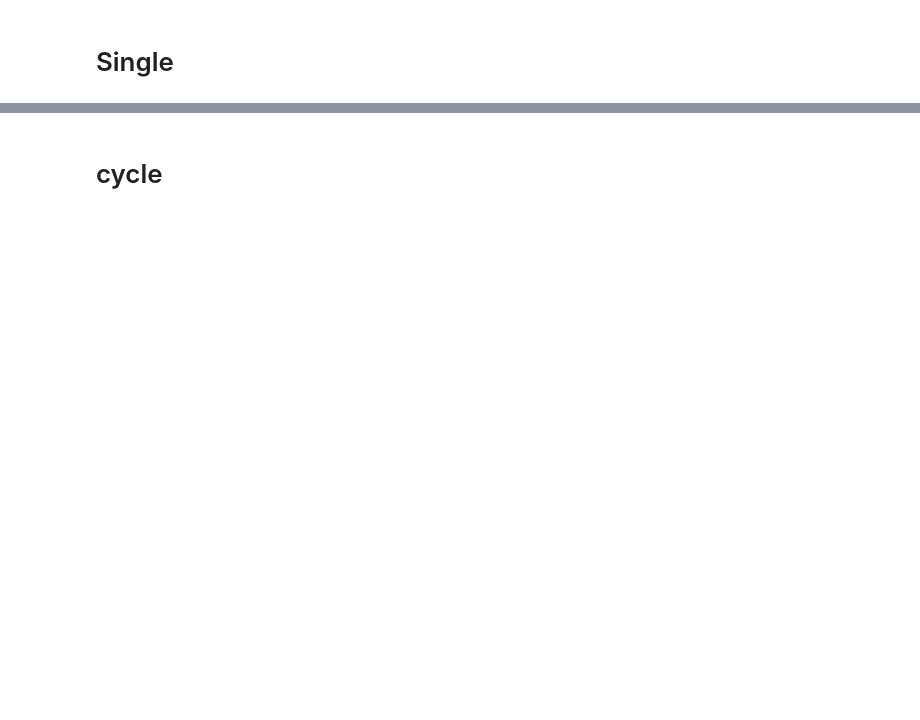
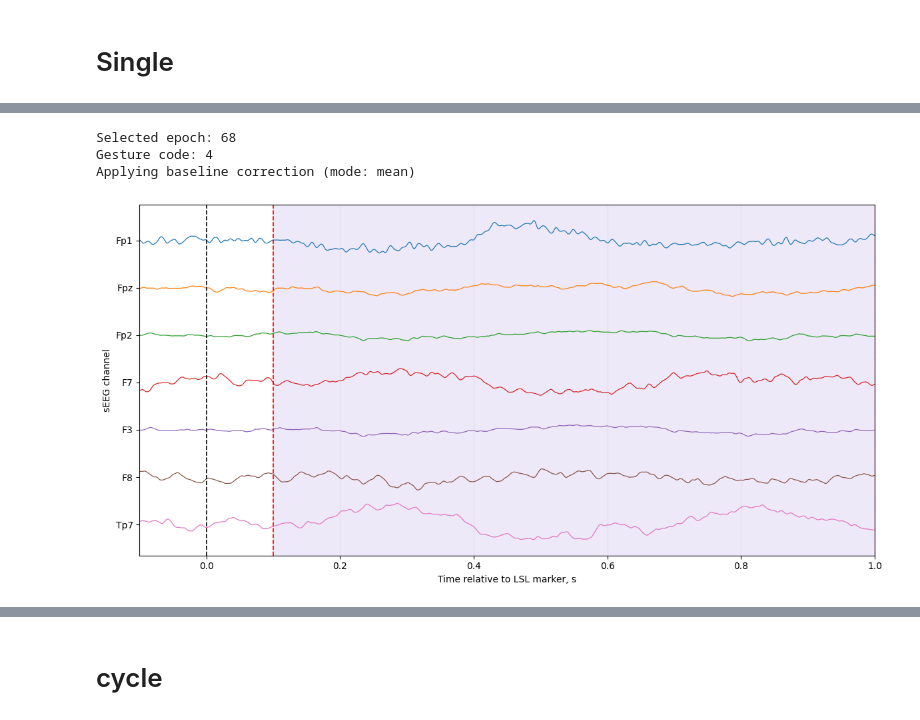
Before and after one commit to slendersold/NeuronDeCo, a Jupyter notebook: notebooks/prep_with_mne.ipynb, the cells around one changed output, grey strips where cells are left out. Cells and saved outputs as stored; diff of their text form; code cells hidden in the pictures; blank space fills up the shorter version.

```diff
--- a/notebooks/prep_with_mne.ipynb
+++ b/notebooks/prep_with_mne.ipynb
@@ -18,10 +18,11 @@ from lib.data.analysis_pipeline import (
 )
 from lib.data.raw_preprocessing import apply_notch_bandpass_car
 import lib.data.config as data_config
-CONFIG_PATH = (root / "patients.yaml").resolve().parent / "config.py"
+CONFIG_PATH = "../../PreprocessedData/config.py"
 data_config.initialize_config(CONFIG_PATH)
 ch_to_keep = data_config.ch_to_keep
 best_ch_by_power = data_config.best_ch_by_power
+epoch_thresh_dict = data_config.epoch_thresh_dict
 import torch
 from omegaconf import OmegaConf
 
@@ -109,0 +173,73 @@ tfr.save(f"../tfr_{subject}.fif")
+# %%
+import numpy as np
+import matplotlib.pyplot as plt
+import math
+
+# =========================
+# Выбор одной эпохи != 9
+# =========================
+
+ep = epochs[0]   # первая сессия, на ней ты уже посчитал tfr
+
+middle = len(ep) // 2
+
+non_9 = np.where(ep.events[:, 2] != 9)[0]
+
+epoch_idx = non_9[np.argmin(np.abs(non_9 - middle))]
+gesture_code = int(ep.events[epoch_idx, 2])
+
+print("Selected epoch:", epoch_idx)
+print("Gesture code:", gesture_code)
+
+# =========================
+# 1) RAW-картинка одной эпохи
+# =========================
+
+one_ep = (
+    ep[epoch_idx:epoch_idx + 1]
+    .copy()
+    .crop(tmin=-0.1, tmax=1.0)
+    .apply_baseline((-0.1, 0.0))
+)
+
+data = one_ep.get_data()[0] * 1e6  # channels x time, µV
+times = one_ep.times
+ch_names = one_ep.ch_names
+
+# визуальное разнесение каналов
+ptp = np.ptp(data, axis=1)
+spacing = np.nanpercentile(ptp, 90) * 1.4
+if not np.isfinite(spacing) or spacing == 0:
+    spacing = 1.0
+
+offsets = np.arange(len(ch_names))[::-1] * spacing
+
+fig, ax = plt.subplots(figsize=(12, 6))
+
+ax.axvspan(0.1, 1.0, color="mediumpurple", alpha=0.15)
+
+for i, ch in enumerate(ch_names):
+    ax.plot(times, data[i] + offsets[i], lw=0.9)
+
+ax.axvline(0.0, color="black", ls="--", lw=1.2, label="LSL marker")
+ax.axvline(0.1, color="red", ls="--", lw=1.2, label="Movement onset")
+ax.axvline(1.0, color="red", ls=":", lw=1.0)
+
+ax.set_xlim(-0.1, 1.0)
+ax.set_yticks(offsets)
+ax.set_yticklabels(ch_names)
+
+ax.set_xlabel("Time relative to LSL marker, s")
+ax.set_ylabel("sEEG channel")
+# ax.set_title(f"s11, session 1, gesture {gesture_code}, epoch {epoch_idx}")
+
+# ax.legend(loc="upper right")
+ax.grid(axis="x", alpha=0.2)
+
+plt.tight_layout()
+plt.show()
+# %% [output]
+Selected epoch: 68
+Gesture code: 4
+Applying baseline correction (mode: mean)
+[figure, added]
```
Also changed, not shown: parts of 6 cells of this notebook, 2 other files.
